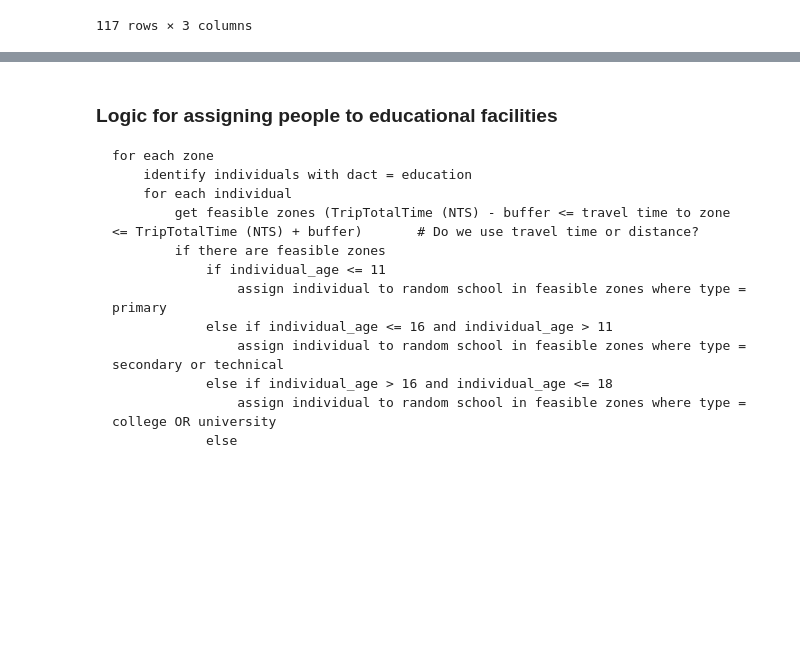
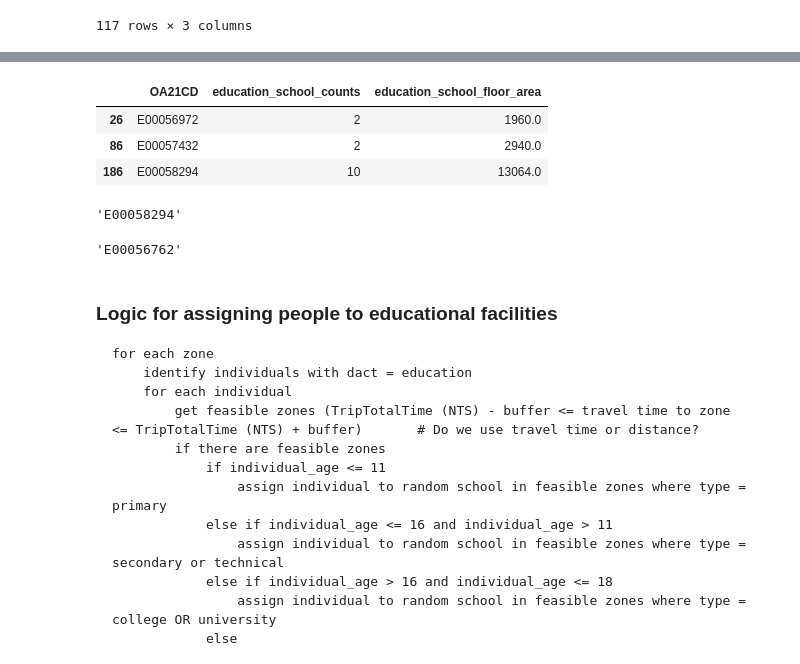
Before and after one commit to Urban-Analytics-Technology-Platform/acbm, a Jupyter notebook: notebooks/3_locations_primary.ipynb, the cells around one changed output, grey strips where cells are left out. Saved outputs shown, nothing was run; the diff lists cells and outputs as text; code cells hidden in the pictures; blank space fills up the shorter version.

```diff
--- a/notebooks/3_locations_primary.ipynb
+++ b/notebooks/3_locations_primary.ipynb
@@ -404,10 +344,10 @@ with open('../data/interim/assigning/possible_zones_education.pkl', 'wb') as f:
     pkl.dump(possible_zones_school, f)
 # %%
 # remove possible_zones_school from environment
-del possible_zones_school
+#del possible_zones_school
 
 # read in possible_zones_school
-#possible_zones_school = pd.read_pickle('../data/interim/assigning/possible_zones_education.pkl')
+possible_zones_school = pd.read_pickle('../data/interim/assigning/possible_zones_education.pkl')
 # %% [markdown]
 ### Choose a zone for each trip
 
@@ -506,0 +518,47 @@ with open('../data/interim/assigning/activities_per_zone.pkl', 'wb') as f:
+# %%
+i = 10
+
+# get the values from possible_zones_school that match the index of the row i in activity_chains_edu
+activity_i_options = list(possible_zones_school[activity_chains_edu.index[i]].values())
+activity_i_options[0]
+# %%
+# filter activities_per_zone["education_kg"] to only include rows where OA21CD is in activity_i_options
+options = activities_per_zone["education_school"][activities_per_zone["education_school"]["OA21CD"].isin(activity_i_options[0])]
+options
+# %% [output]
+|  | OA21CD | education_school_counts | education_school_floor_area |
+| 26 | E00056972 | 2 | 1960.0 |
+| 86 | E00057432 | 2 | 2940.0 |
+| 186 | E00058294 | 10 | 13064.0 |
+# %%
+# Randomly select a row from the options based on the column that contains the string "floor_area"
+
+# Get the column name that contains 'floor_area'
+column_name = next(col for col in options.columns if 'counts' in col)
+
+# Use the column name as the weights
+selected_zone = options.sample(1, weights=column_name)["OA21CD"].values[0]
+# I want to weight on the column that contains the string "floor_area"
+selected_zone
+# %% [output]
+'E00058294'
+# %%
+i = 150
+
+# get the values from possible_zones_school that match the index of the row i in activity_chains_edu
+activity_i_options = list(possible_zones_school[activity_chains_edu.index[i]].values())
+
+# filter activities_per_zone["education_kg"] to only include rows where OA21CD is in activity_i_options
+options = activities_per_zone["education_school"][activities_per_zone["education_school"]["OA21CD"].isin(activity_i_options[0])]
+
+# Randomly select a row from the options based on the column that contains the string "floor_area"
+
+# Get the column name that contains 'floor_area'
+column_name = next(col for col in options.columns if 'counts' in col)
+
+# Use the column name as the weights
+selected_zone = options.sample(1, weights=column_name)["OA21CD"].values[0]
+# I want to weight on the column that contains the string "floor_area"
+selected_zone
+# %% [output]
+'E00056762'
```
Also changed, not shown: parts of 12 cells of this notebook.
